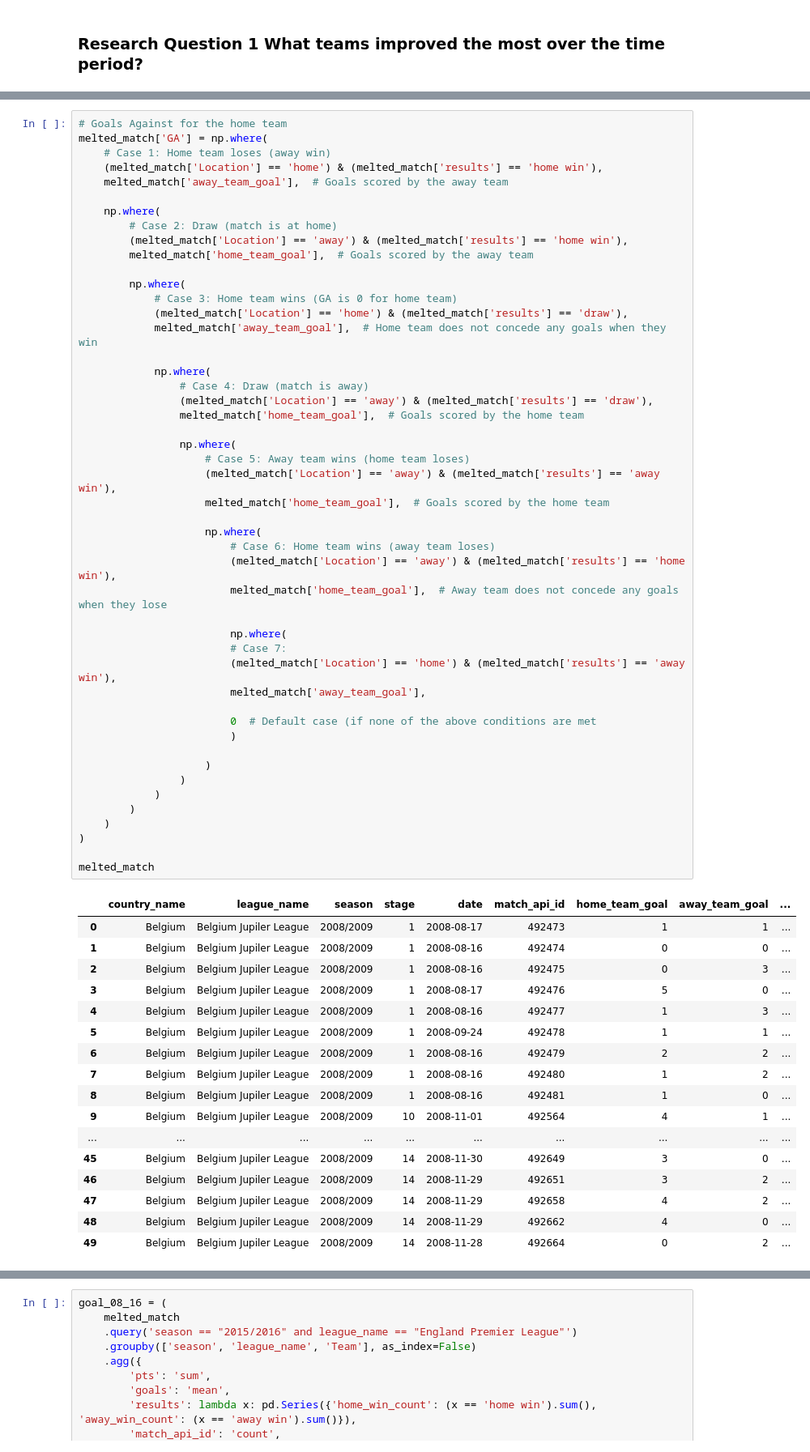
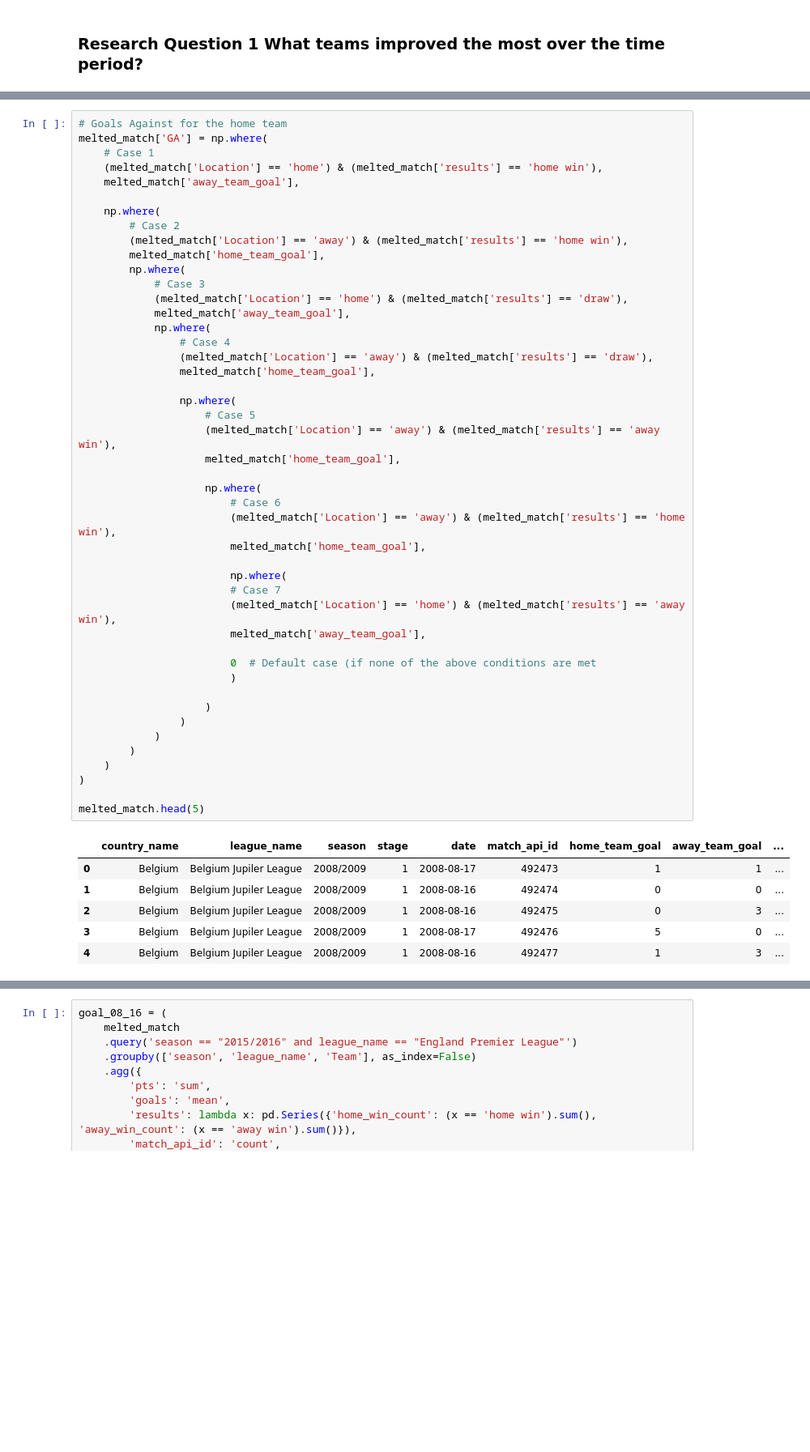
Before and after one commit to Daviedavie100/Investigating_dataset_project, a Jupyter notebook: Investigate_a_Dataset.ipynb, the cells around one changed output, grey strips where cells are left out. Shown at 81% size. Drawn from its saved outputs; the diff is of its cells as text; blank space fills up the shorter version.

```diff
--- a/Investigate_a_Dataset.ipynb
+++ b/Investigate_a_Dataset.ipynb
@@ -1388,66 +1373,53 @@ melted_match
 # %%
 # Goals Against for the home team
 melted_match['GA'] = np.where(
-    # Case 1: Home team loses (away win)
+    # Case 1
     (melted_match['Location'] == 'home') & (melted_match['results'] == 'home win'),
-    melted_match['away_team_goal'],  # Goals scored by the away team
+    melted_match['away_team_goal'],
 
     np.where(
-        # Case 2: Draw (match is at home)
+        # Case 2
         (melted_match['Location'] == 'away') & (melted_match['results'] == 'home win'),
-        melted_match['home_team_goal'],  # Goals scored by the away team
-
+        melted_match['home_team_goal'],
         np.where(
-            # Case 3: Home team wins (GA is 0 for home team)
+            # Case 3
             (melted_match['Location'] == 'home') & (melted_match['results'] == 'draw'),
-            melted_match['away_team_goal'],  # Home team does not concede any goals when they win
-
+            melted_match['away_team_goal'],
             np.where(
-                # Case 4: Draw (match is away)
+                # Case 4
                 (melted_match['Location'] == 'away') & (melted_match['results'] == 'draw'),
-                melted_match['home_team_goal'],  # Goals scored by the home team
+                melted_match['home_team_goal'],
 
                 np.where(
-                    # Case 5: Away team wins (home team loses)
+                    # Case 5
                     (melted_match['Location'] == 'away') & (melted_match['results'] == 'away win'),
-                    melted_match['home_team_goal'],  # Goals scored by the home team
+                    melted_match['home_team_goal'],
 
                     np.where(
-                        # Case 6: Home team wins (away team loses)
+                        # Case 6
                         (melted_match['Location'] == 'away') & (melted_match['results'] == 'home win'),
-                        melted_match['home_team_goal'],  # Away team does not concede any goals when they lose
+                        melted_match['home_team_goal'],
 
                         np.where(
-                        # Case 7:
+                        # Case 7
                         (melted_match['Location'] == 'home') & (melted_match['results'] == 'away win'),
                         melted_match['away_team_goal'],
 
                         0  # Default case (if none of the above conditions are met
                         )
 
                     )
                 )
             )
         )
     )
 )
 
-melted_match
+melted_match.head(5)
 # %% [output]
 |  | country_name | league_name | season | stage | date | match_api_id | home_team_goal | away_team_goal | ... |
 | 0 | Belgium | Belgium Jupiler League | 2008/2009 | 1 | 2008-08-17 | 492473 | 1 | 1 | ... |
 | 1 | Belgium | Belgium Jupiler League | 2008/2009 | 1 | 2008-08-16 | 492474 | 0 | 0 | ... |
 | 2 | Belgium | Belgium Jupiler League | 2008/2009 | 1 | 2008-08-16 | 492475 | 0 | 3 | ... |
 | 3 | Belgium | Belgium Jupiler League | 2008/2009 | 1 | 2008-08-17 | 492476 | 5 | 0 | ... |
 | 4 | Belgium | Belgium Jupiler League | 2008/2009 | 1 | 2008-08-16 | 492477 | 1 | 3 | ... |
-| 5 | Belgium | Belgium Jupiler League | 2008/2009 | 1 | 2008-09-24 | 492478 | 1 | 1 | ... |
-| 6 | Belgium | Belgium Jupiler League | 2008/2009 | 1 | 2008-08-16 | 492479 | 2 | 2 | ... |
-| 7 | Belgium | Belgium Jupiler League | 2008/2009 | 1 | 2008-08-16 | 492480 | 1 | 2 | ... |
-| 8 | Belgium | Belgium Jupiler League | 2008/2009 | 1 | 2008-08-16 | 492481 | 1 | 0 | ... |
-| 9 | Belgium | Belgium Jupiler League | 2008/2009 | 10 | 2008-11-01 | 492564 | 4 | 1 | ... |
-| ... | ... | ... | ... | ... | ... | ... | ... | ... | ... |
-| 45 | Belgium | Belgium Jupiler League | 2008/2009 | 14 | 2008-11-30 | 492649 | 3 | 0 | ... |
-| 46 | Belgium | Belgium Jupiler League | 2008/2009 | 14 | 2008-11-29 | 492651 | 3 | 2 | ... |
-| 47 | Belgium | Belgium Jupiler League | 2008/2009 | 14 | 2008-11-29 | 492658 | 4 | 2 | ... |
-| 48 | Belgium | Belgium Jupiler League | 2008/2009 | 14 | 2008-11-29 | 492662 | 4 | 0 | ... |
-| 49 | Belgium | Belgium Jupiler League | 2008/2009 | 14 | 2008-11-28 | 492664 | 0 | 2 | ... |
```
Also changed, not shown: parts of 25 cells of this notebook.
